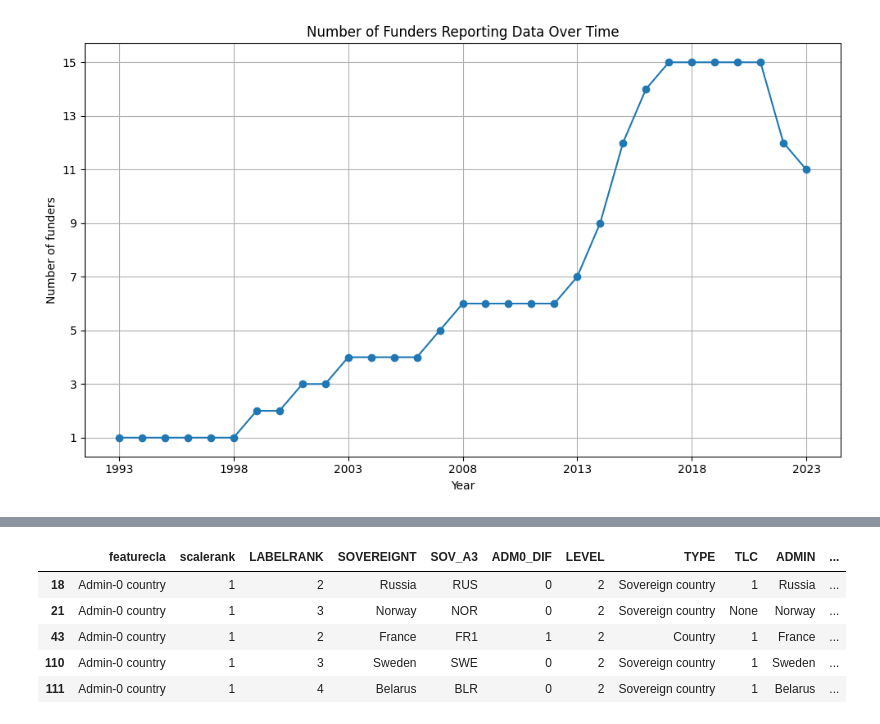
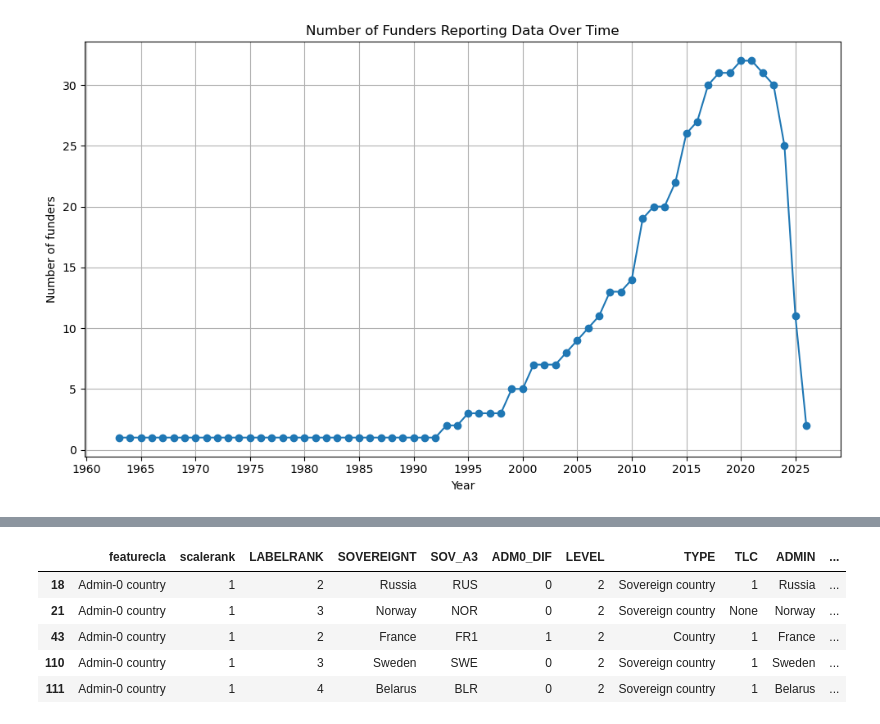
Before and after one commit to WomenInNeuroscience/funders_project, a Jupyter notebook: code/funder_analysis.ipynb, the cells around one changed output, grey strips where cells are left out. Saved outputs shown, nothing was run; the diff lists cells and outputs as text; code cells hidden in the pictures.

```diff
--- a/code/funder_analysis.ipynb
+++ b/code/funder_analysis.ipynb
@@ -24,9 +25,4 @@ figures_p = root_p / "figures"
 figures_p.mkdir(parents=True, exist_ok=True)
 # %%
 # Load data
-tab1_df = pd.read_csv(tab1_p, header=1)
-tab1_df["english_data"] = tab1_df["english_data (e.g. if data_type = report, is the report in English?)"]
-
-tab2_df = pd.read_csv(tab2_p, header=1)
-tab2_df["Clear"] = tab2_df["Clear_DP"]
-tab2_df["Findable"] = tab2_df["Findable_DP"]
+df = pd.read_csv(stats_p)
@@ -107,0 +78,7 @@ merged_df.head()
+# %%
+# Calculate the widest range of data available per funder
+# Extract start and end of funding years
+df[["start_year", "end_year"]] = (df["dates_covered"].apply(extract_years).apply(pd.Series))
+df["start_year"] = df["start_year"].astype("Int64")
+df["end_year"] = df["end_year"].astype("Int64")
+df.sort_values("start_year").head()
@@ -108,30 +160,26 @@ merged_df.head()
 # %%
-# Create plot of funding over time
-merged_df["years_range"] = merged_df.apply(
-        lambda row: list(range(row["start_year"], row["end_year"] + 1)), axis=1
-    )
+# Drop rows with no years
+years_df = df.dropna(subset=["start_year"]).copy()
 
-years_df = merged_df.explode("years_range").rename(
-        columns={"years_range": "year"}
-    )
+# Create the range of years for each funder
+years_df["years_range"] = years_df.apply(lambda row: list(range(int(row["start_year"]), int(row["end_year"]) + 1)), axis=1)
 
-# Count the number of funders for each year
-yearly_counts = years_df.groupby("year")["Funder"].nunique().reset_index()
+# Expand into one row per year
+years_df = years_df.explode("years_range").rename(columns={"years_range": "year"})
+
+# Count unique funders per year
+yearly_counts = years_df.groupby("year")["funder"].nunique().reset_index()
-# %%
-# Let's filter to only include years up to 2023
-yearly_counts = yearly_counts[yearly_counts["year"] <= 2023]
 # %%
-# Plot the results
 plt.figure(figsize=(10, 6))
-plt.plot(yearly_counts["year"], yearly_counts["Funder"], marker="o")
+plt.plot(yearly_counts["year"], yearly_counts["funder"], marker="o")
 plt.title("Number of Funders Reporting Data Over Time")
 plt.xlabel("Year")
 plt.ylabel("Number of funders")
 plt.grid(True)
-plt.xticks(ticks=range(1993, 2024, 5))
-plt.yticks(ticks=range(1, 16, 2))
+plt.xticks(ticks=range(1960, 2026, 5))
+#plt.yticks(ticks=range(1, 16, 2))
 plt.tight_layout()
 plt.savefig(figures_p / "funding_over_time.png",dpi=300)
 plt.show()
 # %% [output]
-[figure, old version]
+[figure, new version]
```
Also changed, not shown: parts of 23 cells of this notebook, 10 other files.
